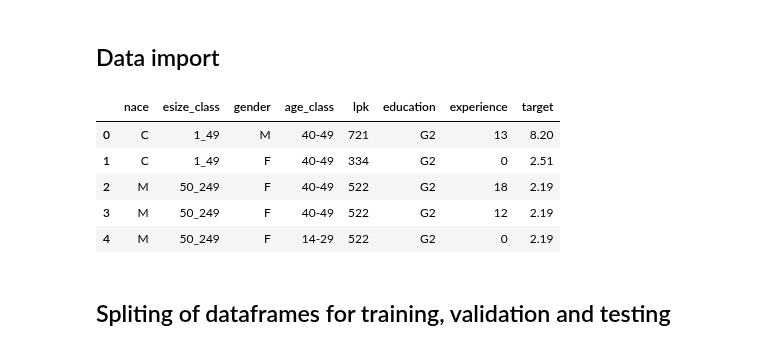
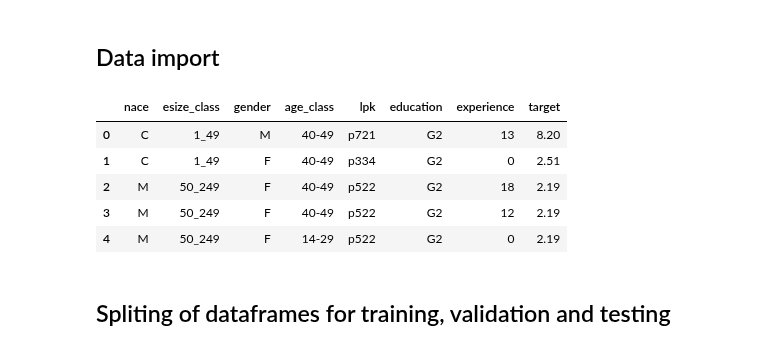
Before and after one commit to EdvinasStonevicius/LT-national-salary-analysis, a Jupyter notebook: python/03-ML_4_NN_TF_dataset.ipynb, the cells around one changed output. Saved outputs shown, nothing was run; the diff lists cells and outputs as text; code cells hidden in the pictures.

```diff
--- a/python/03-ML_4_NN_TF_dataset.ipynb
+++ b/python/03-ML_4_NN_TF_dataset.ipynb
@@ -12,16 +12,14 @@ import keras_tuner as kt
 ## Data import
 # %%
 data = pd.read_csv('../Data/LT_DU_data_for_ML.csv')
-data['lpk'] = data['lpk'].apply(str)
+data.head()
+# %% [output]
+|  | nace | esize_class | gender | age_class | lpk | education | experience | target |
+| 0 | C | 1_49 | M | 40-49 | p721 | G2 | 13 | 8.20 |
+| 1 | C | 1_49 | F | 40-49 | p334 | G2 | 0 | 2.51 |
+| 2 | M | 50_249 | F | 40-49 | p522 | G2 | 18 | 2.19 |
+| 3 | M | 50_249 | F | 40-49 | p522 | G2 | 12 | 2.19 |
+| 4 | M | 50_249 | F | 14-29 | p522 | G2 | 0 | 2.19 |
-# %%
-data.head()
-# %% [output]
-|  | nace | esize_class | gender | age_class | lpk | education | experience | target |
-| 0 | C | 1_49 | M | 40-49 | 721 | G2 | 13 | 8.20 |
-| 1 | C | 1_49 | F | 40-49 | 334 | G2 | 0 | 2.51 |
-| 2 | M | 50_249 | F | 40-49 | 522 | G2 | 18 | 2.19 |
-| 3 | M | 50_249 | F | 40-49 | 522 | G2 | 12 | 2.19 |
-| 4 | M | 50_249 | F | 14-29 | 522 | G2 | 0 | 2.19 |
 # %% [markdown]
 ## Spliting of dataframes for training, validation and testing
 # %%
```
Also changed, not shown: parts of 6 cells of this notebook, 10 other files.
